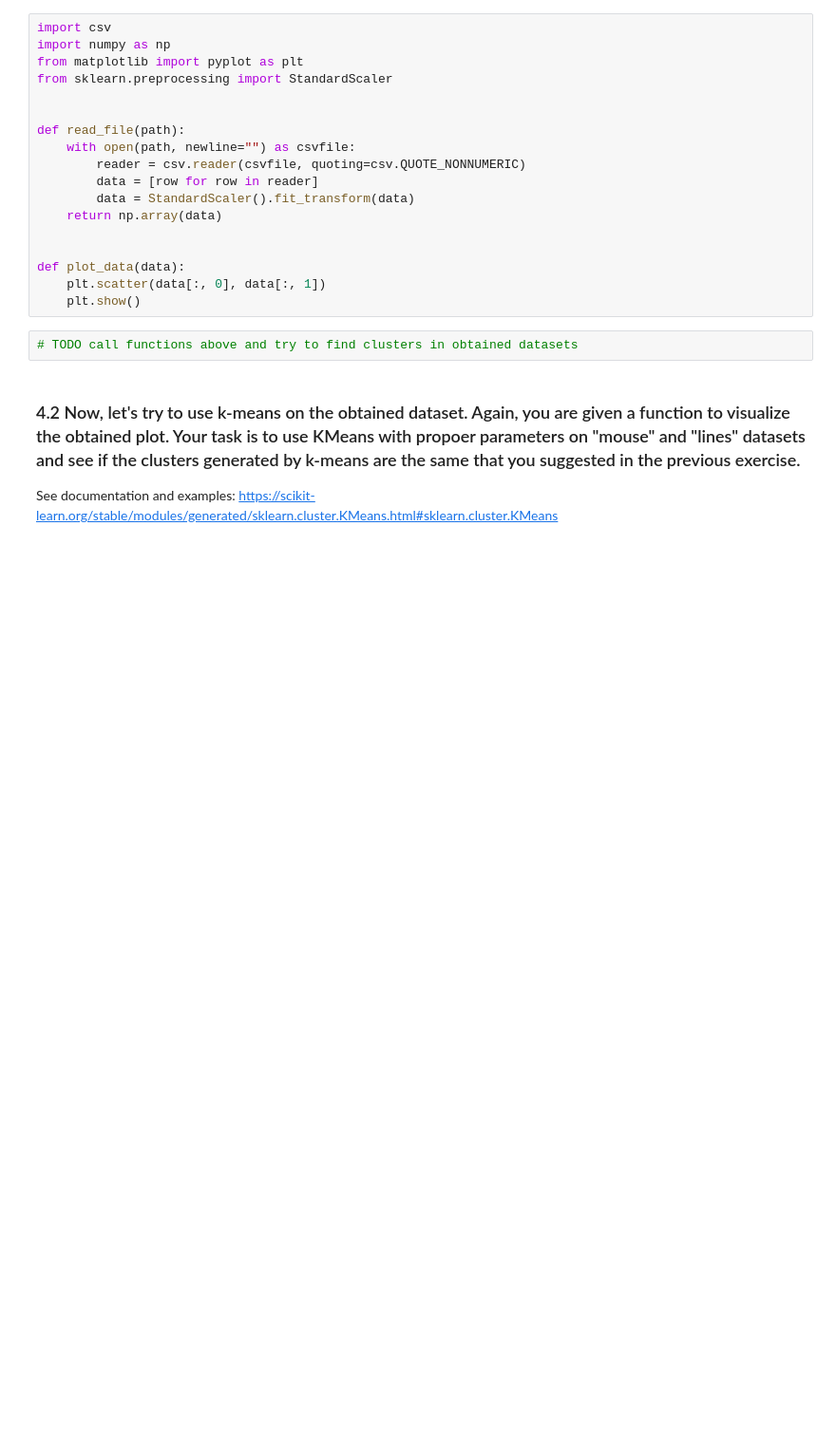
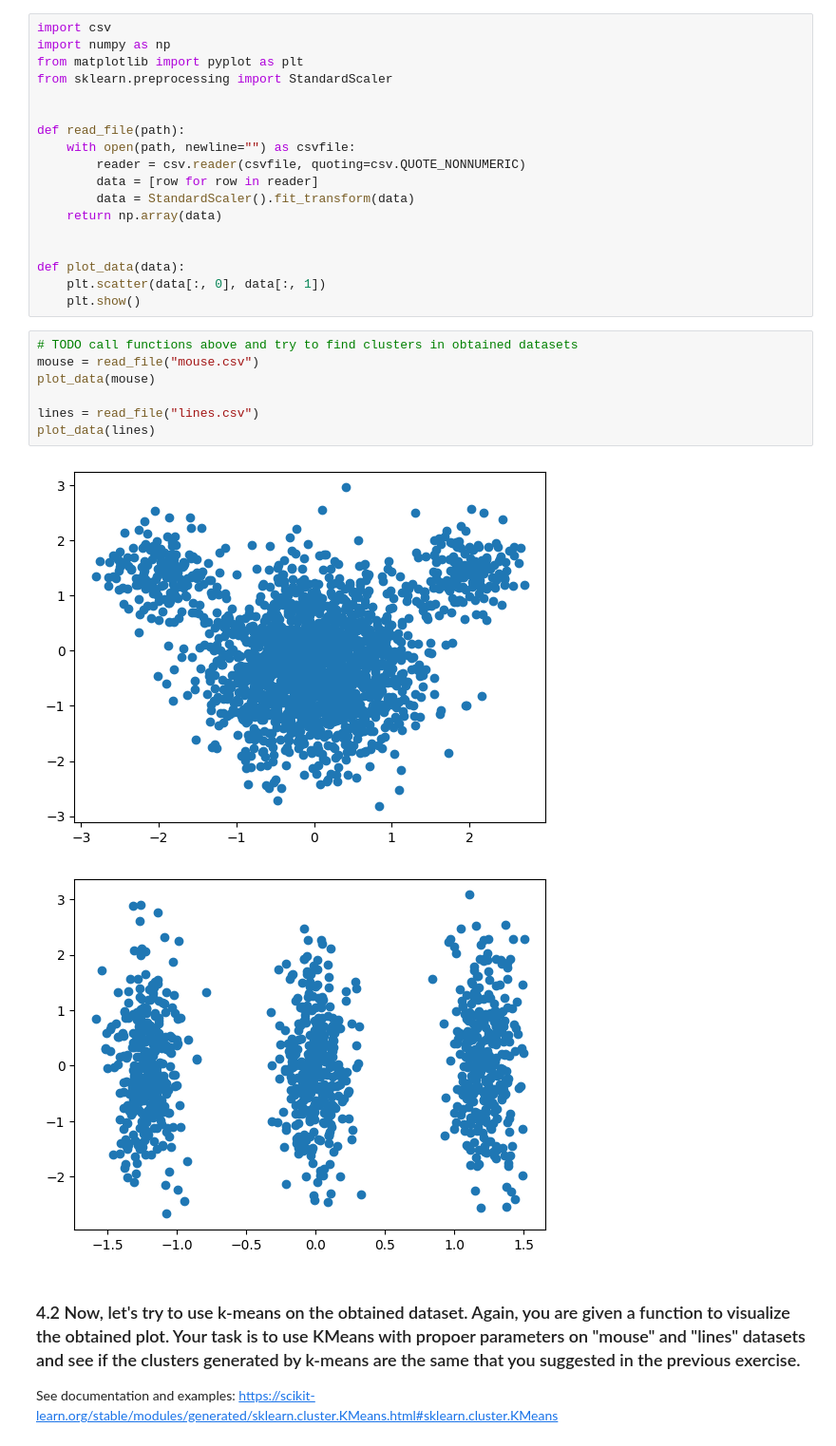
Before and after one commit to Michaszek224/wprowadzeniedosiecineuronowych, a Jupyter notebook: ml5/k-means_exercises.ipynb, the cells around one changed output. Shown at 95% size. Saved outputs shown, nothing was run; the diff lists cells and outputs as text; blank space fills up the shorter version.

```diff
--- a/ml5/k-means_exercises.ipynb
+++ b/ml5/k-means_exercises.ipynb
@@ -130,6 +184,14 @@ def plot_data(data):
     plt.show()
 # %%
 # TODO call functions above and try to find clusters in obtained datasets
+mouse = read_file("mouse.csv")
+plot_data(mouse)
+
+lines = read_file("lines.csv")
+plot_data(lines)
+# %% [output]
+[figure, added]
+[figure, added]
 # %% [markdown]
 ### 4.2 Now, let's try to use k-means on the obtained dataset. Again, you are given a function to visualize the obtained plot. Your task is to use KMeans with propoer parameters on "mouse" and "lines" datasets and see if the clusters generated by k-means are the same that you suggested in the previous exercise.
 
```
Also changed, not shown: parts of 22 cells of this notebook, 2 other files.
